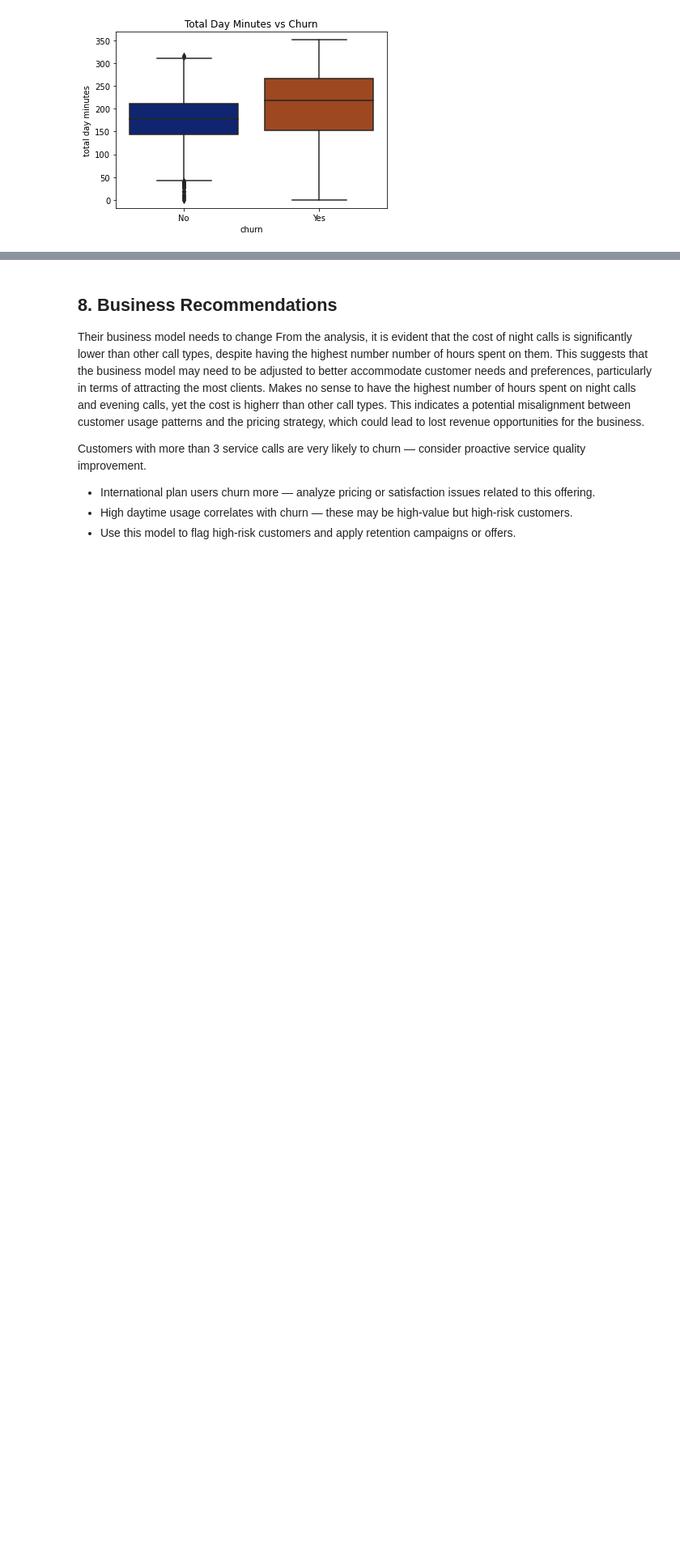
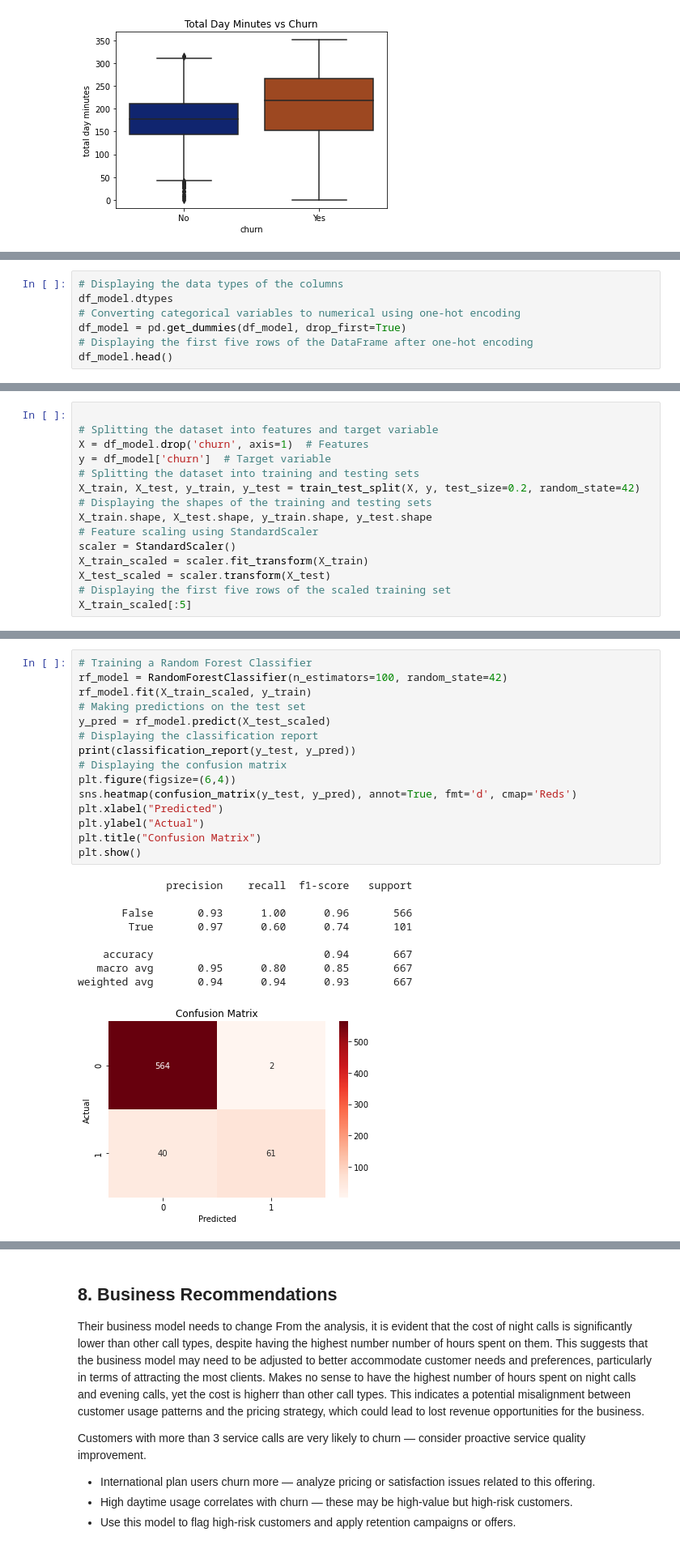
Before and after one commit to furaha-betty22/telco-customer-churn-forecasting, a Jupyter notebook: CHURN PROJECT.ipynb, the cells around one changed output, grey strips where cells are left out. Shown at 81% size. Drawn from its saved outputs; the diff is of its cells as text; blank space fills up the shorter version.

Commit message:
Modelling_random_forest

```diff
--- a/CHURN PROJECT.ipynb
+++ b/CHURN PROJECT.ipynb
@@ -590,0 +549,7 @@ plt.show()
+# %%
+# Displaying the data types of the columns
+df_model.dtypes
+# Converting categorical variables to numerical using one-hot encoding
+df_model = pd.get_dummies(df_model, drop_first=True)
+# Displaying the first five rows of the DataFrame after one-hot encoding
+df_model.head()
@@ -590,0 +564,15 @@ plt.show()
+# %%
+
+# Splitting the dataset into features and target variable
+X = df_model.drop('churn', axis=1)  # Features
+y = df_model['churn']  # Target variable
+# Splitting the dataset into training and testing sets
+X_train, X_test, y_train, y_test = train_test_split(X, y, test_size=0.2, random_state=42)
+# Displaying the shapes of the training and testing sets
+X_train.shape, X_test.shape, y_train.shape, y_test.shape
+# Feature scaling using StandardScaler
+scaler = StandardScaler()
+X_train_scaled = scaler.fit_transform(X_train)
+X_test_scaled = scaler.transform(X_test)
+# Displaying the first five rows of the scaled training set
+X_train_scaled[:5]
@@ -590,0 +597,25 @@ plt.show()
+# %%
+# Training a Random Forest Classifier
+rf_model = RandomForestClassifier(n_estimators=100, random_state=42)
+rf_model.fit(X_train_scaled, y_train)
+# Making predictions on the test set
+y_pred = rf_model.predict(X_test_scaled)
+# Displaying the classification report
+print(classification_report(y_test, y_pred))
+# Displaying the confusion matrix
+plt.figure(figsize=(6,4))
+sns.heatmap(confusion_matrix(y_test, y_pred), annot=True, fmt='d', cmap='Reds')
+plt.xlabel("Predicted")
+plt.ylabel("Actual")
+plt.title("Confusion Matrix")
+plt.show()
+# %% [output]
+              precision    recall  f1-score   support
+
+       False       0.93      1.00      0.96       566
+        True       0.97      0.60      0.74       101
+
+    accuracy                           0.94       667
+   macro avg       0.95      0.80      0.85       667
+weighted avg       0.94      0.94      0.93       667
+[figure, added]
```
Also changed, not shown: parts of 25 cells of this notebook.
